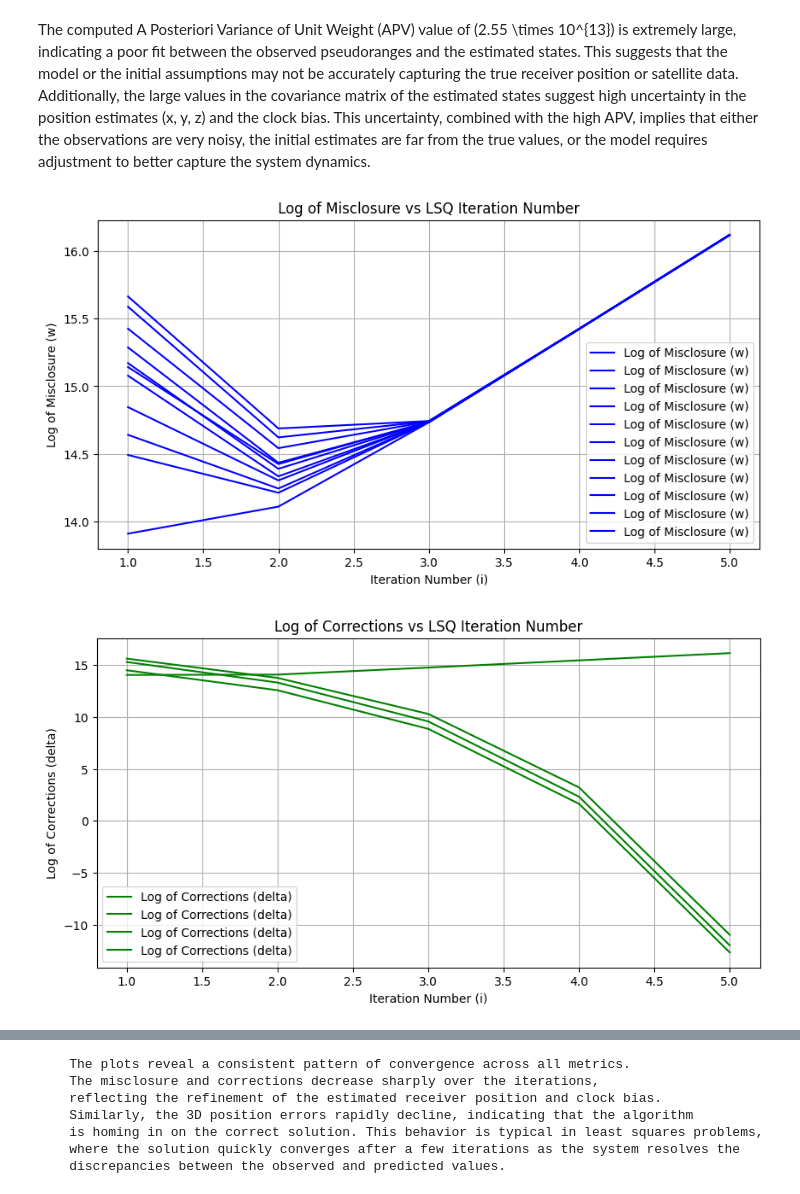
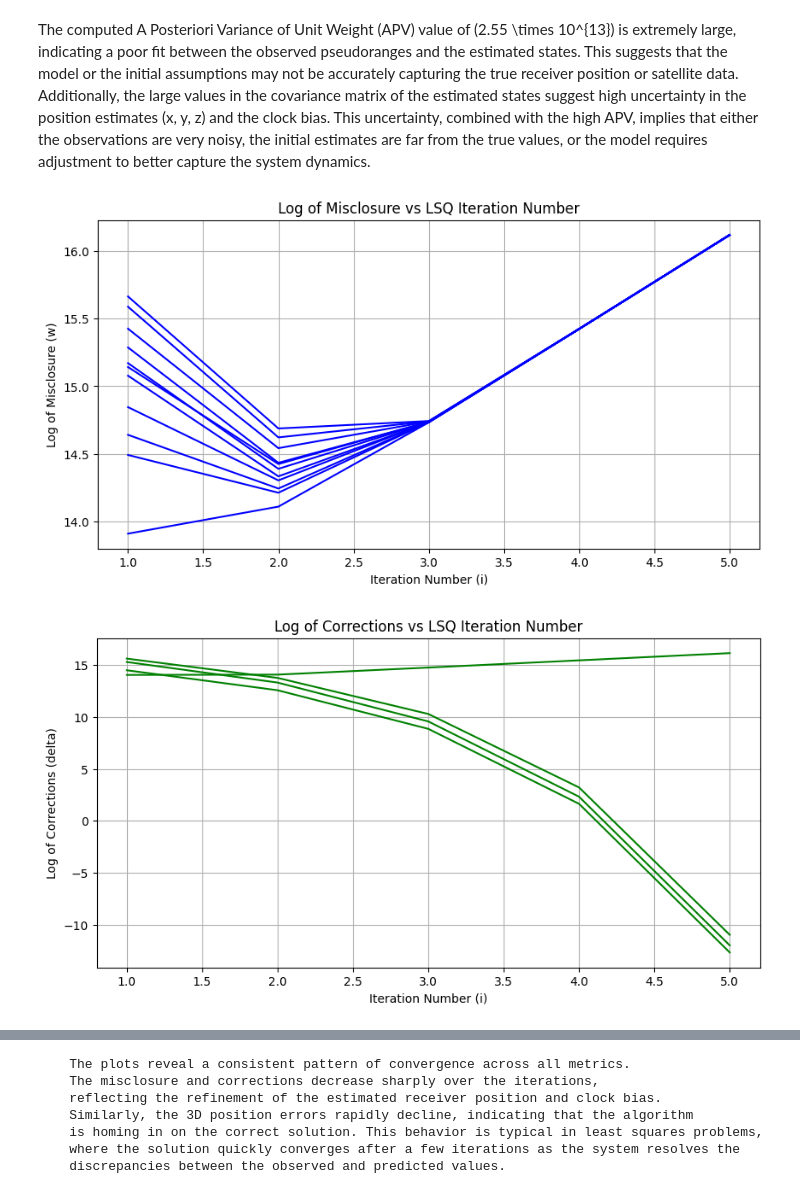
Before and after one commit to rbawah/engg680_2024_fall_group7, a Jupyter notebook: Lab_Assignment2/Assignment2.ipynb, the cells around one changed output, grey strips where cells are left out. Cells and saved outputs as stored; diff of their text form; code cells hidden in the pictures.

```diff
--- a/Lab_Assignment2/Assignment2.ipynb
+++ b/Lab_Assignment2/Assignment2.ipynb
@@ -576,35 +580,35 @@ arr_i = np.array(arr_i)
 # 1. Plot log of the misclosure w against the LSQ iteration number i
 # (1 marks)
 plt.figure(figsize=(10, 5))
 plt.plot(arr_i, np.log(np.abs(arr_w)), label='Log of Misclosure (w)', color='blue')
 plt.xlabel('Iteration Number (i)')
 plt.ylabel('Log of Misclosure (w)')
 plt.title('Log of Misclosure vs LSQ Iteration Number')
 plt.grid(True)
-plt.legend()
+# plt.legend()
 plt.show()
 
 # 2. Plot log of the corrections delta against the LSQ iteration number i
 # (1 marks)
 plt.figure(figsize=(10, 5))
 plt.plot(arr_i, np.log(np.abs(arr_delta)), label='Log of Corrections (delta)', color='green')
 plt.xlabel('Iteration Number (i)')
 plt.ylabel('Log of Corrections (delta)')
 plt.title('Log of Corrections vs LSQ Iteration Number')
 plt.grid(True)
-plt.legend()
+# plt.legend()
 plt.show()
 
 # 3. Plot log of the 3D position errors against the LSQ iteration number i
 # (1 marks)
 plt.figure(figsize=(10, 5))
 plt.plot(arr_i, np.log(np.abs(arr_err_pos)), label='Log of 3D Position Errors', color='red')
 plt.xlabel('Iteration Number (i)')
 plt.ylabel('Log of 3D Position Errors')
 plt.title('Log of 3D Position Errors vs LSQ Iteration Number')
 plt.grid(True)
-plt.legend()
+# plt.legend()
 plt.show()
 # %% [output]
-[figure, old version]
+[figure, new version]
-[figure, old version]
+[figure, new version]
```
Also changed, not shown: parts of 4 cells of this notebook.
